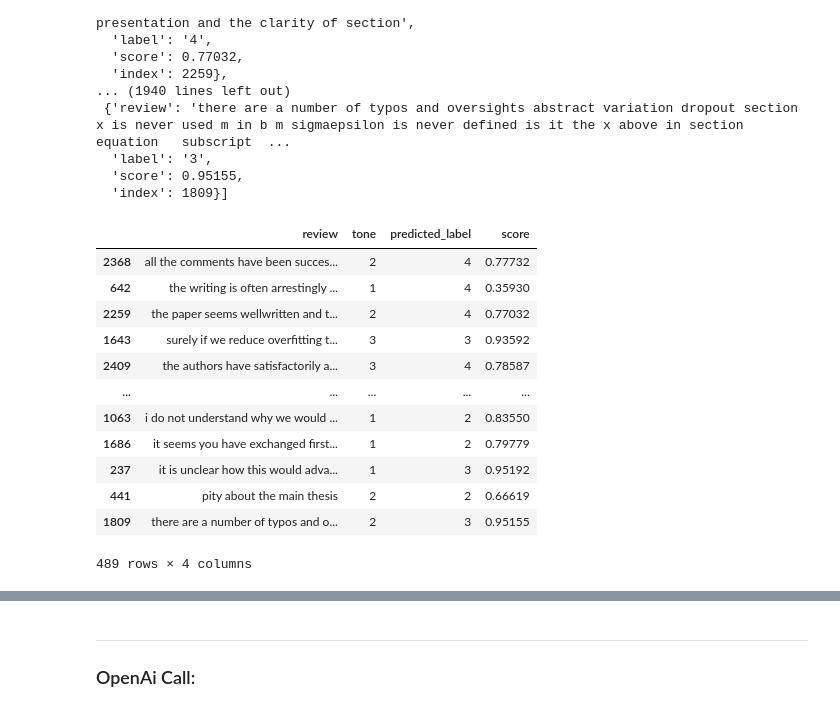
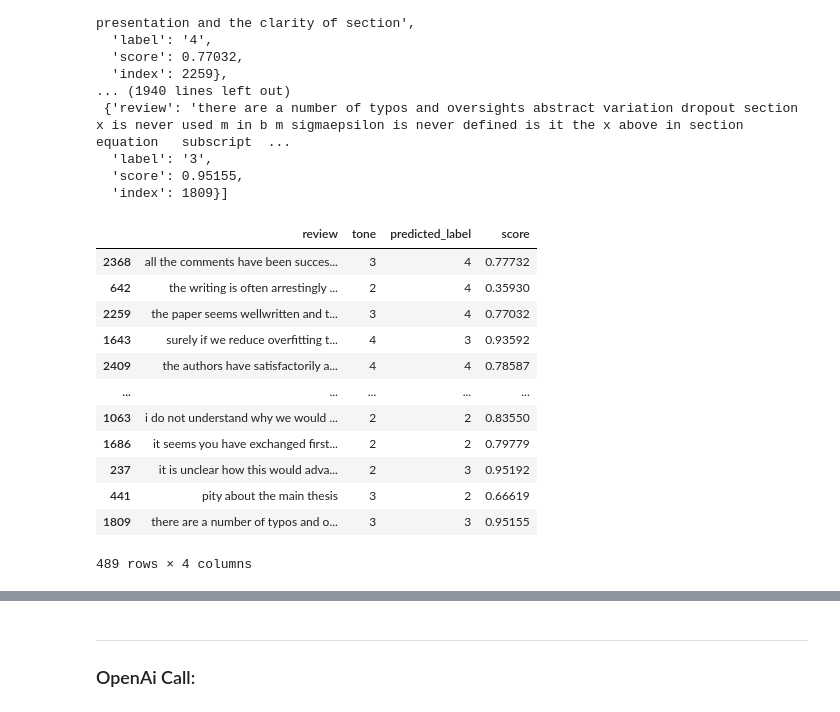
Before and after one commit to Gianini2/politeness1, a Jupyter notebook: politepeer-classification.ipynb, the cells around one changed output, grey strips where cells are left out. Cells and saved outputs as stored; diff of their text form; code cells hidden in the pictures.

```diff
--- a/politepeer-classification.ipynb
+++ b/politepeer-classification.ipynb
@@ -512,20 +512,21 @@ classf_results
 # %%
 predicted_dataframe = pd.DataFrame(classf_results)
 predicted_dataframe.set_index('index', inplace=True)
 df3 = pd.concat([test_dataframe, predicted_dataframe[['label','score']]], axis=1)
 df3.rename(columns={'label':'predicted_label'}, inplace=True)
+df3['tone'] = df3['tone'] + 1
 df3
 # %% [output]
 |  | review | tone | predicted_label | score |
-| 2368 | all the comments have been succes... | 2 | 4 | 0.77732 |
-| 642 | the writing is often arrestingly ... | 1 | 4 | 0.35930 |
-| 2259 | the paper seems wellwritten and t... | 2 | 4 | 0.77032 |
-| 1643 | surely if we reduce overfitting t... | 3 | 3 | 0.93592 |
-| 2409 | the authors have satisfactorily a... | 3 | 4 | 0.78587 |
+| 2368 | all the comments have been succes... | 3 | 4 | 0.77732 |
+| 642 | the writing is often arrestingly ... | 2 | 4 | 0.35930 |
+| 2259 | the paper seems wellwritten and t... | 3 | 4 | 0.77032 |
+| 1643 | surely if we reduce overfitting t... | 4 | 3 | 0.93592 |
+| 2409 | the authors have satisfactorily a... | 4 | 4 | 0.78587 |
 | ... | ... | ... | ... | ... |
-| 1063 | i do not understand why we would ... | 1 | 2 | 0.83550 |
-| 1686 | it seems you have exchanged first... | 1 | 2 | 0.79779 |
-| 237 | it is unclear how this would adva... | 1 | 3 | 0.95192 |
-| 441 | pity about the main thesis | 2 | 2 | 0.66619 |
-| 1809 | there are a number of typos and o... | 2 | 3 | 0.95155 |
+| 1063 | i do not understand why we would ... | 2 | 2 | 0.83550 |
+| 1686 | it seems you have exchanged first... | 2 | 2 | 0.79779 |
+| 237 | it is unclear how this would adva... | 2 | 3 | 0.95192 |
+| 441 | pity about the main thesis | 3 | 2 | 0.66619 |
+| 1809 | there are a number of typos and o... | 3 | 3 | 0.95155 |
 489 rows × 4 columns
```
Also changed, not shown: parts of 1 cell of this notebook.
